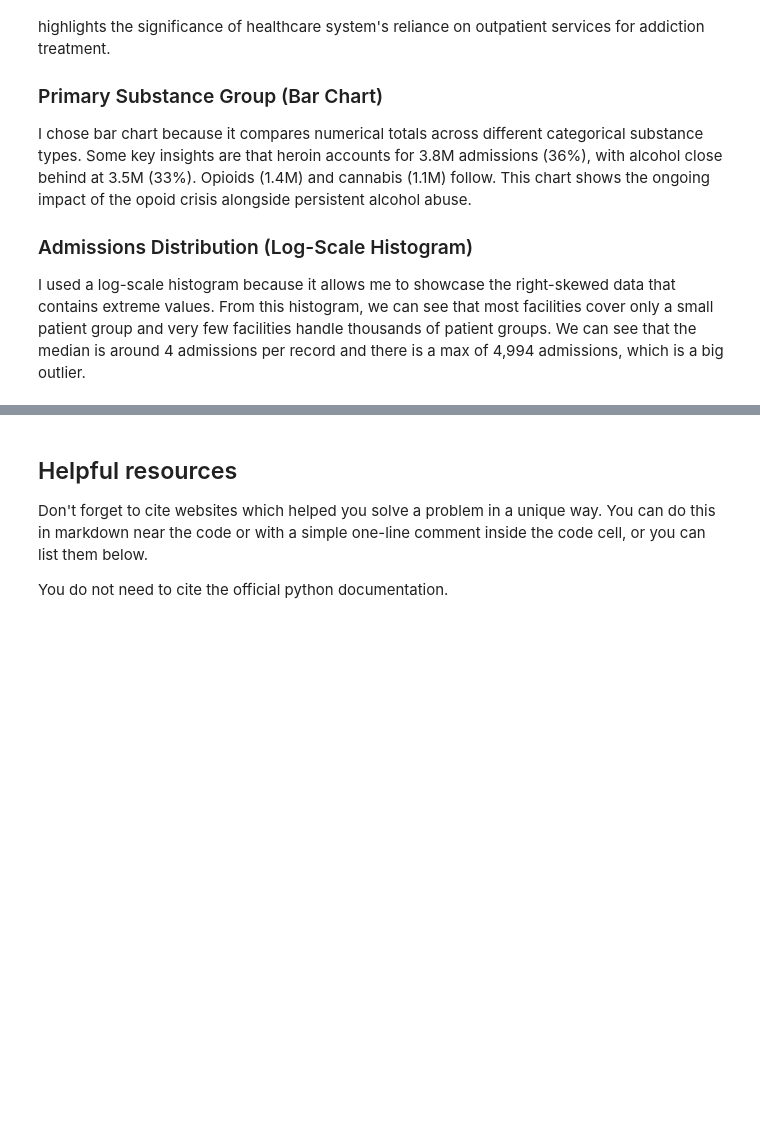
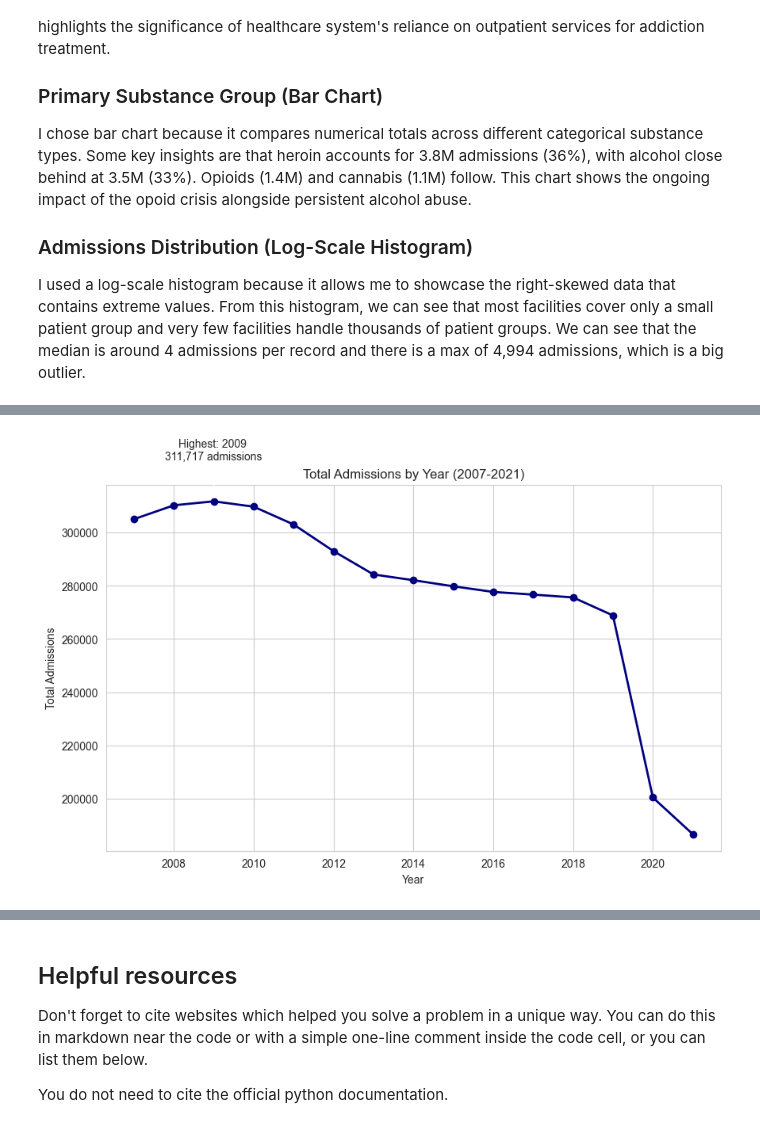
Before and after one commit to DavidYu75/ds3000-assignments, a Jupyter notebook: DS3000.A4.David.Yu.ipynb, the cells around one changed output, grey strips where cells are left out. Cells and saved outputs as stored; diff of their text form; code cells hidden in the pictures; blank space fills up the shorter version.

```diff
--- a/DS3000.A4.David.Yu.ipynb
+++ b/DS3000.A4.David.Yu.ipynb
@@ -214,0 +219,36 @@ I used a log-scale histogram because it allows me to showcase the right-skewed d
+# %%
+def annualAdmissions(df):
+    """
+    Calculates the total reported admissions each year across New York State,
+    displays the result in a line chart, and annotates the highest admissions year.
+    """
+    annual_totals = df.groupby('Year')['Admissions'].sum()
+
+    plt.figure(figsize=(10, 6))
+    ax = annual_totals.plot(
+        kind='line',
+        marker='o',
+        color='navy',
+        linewidth=2,
+        title='Total Admissions by Year (2007-2021)'
+    )
+
+    max_year = annual_totals.idxmax()
+    max_value = annual_totals[max_year]
+
+    ax.annotate(
+        f'Highest: {max_year} \n{max_value:,} admissions',
+        xy=(max_year, max_value),
+        xytext=(max_year, max_value + max_value * 0.05),
+        arrowprops=dict(facecolor='black', arrowstyle='->'),
+        ha='center'
+    )
+
+    ax.set_xlabel('Year')
+    ax.set_ylabel('Total Admissions')
+    plt.grid(True)
+    plt.show()
+# %%
+annualAdmissions(df)
+# %% [output]
+[figure, added]
```
Also changed, not shown: parts of 2 cells of this notebook.
